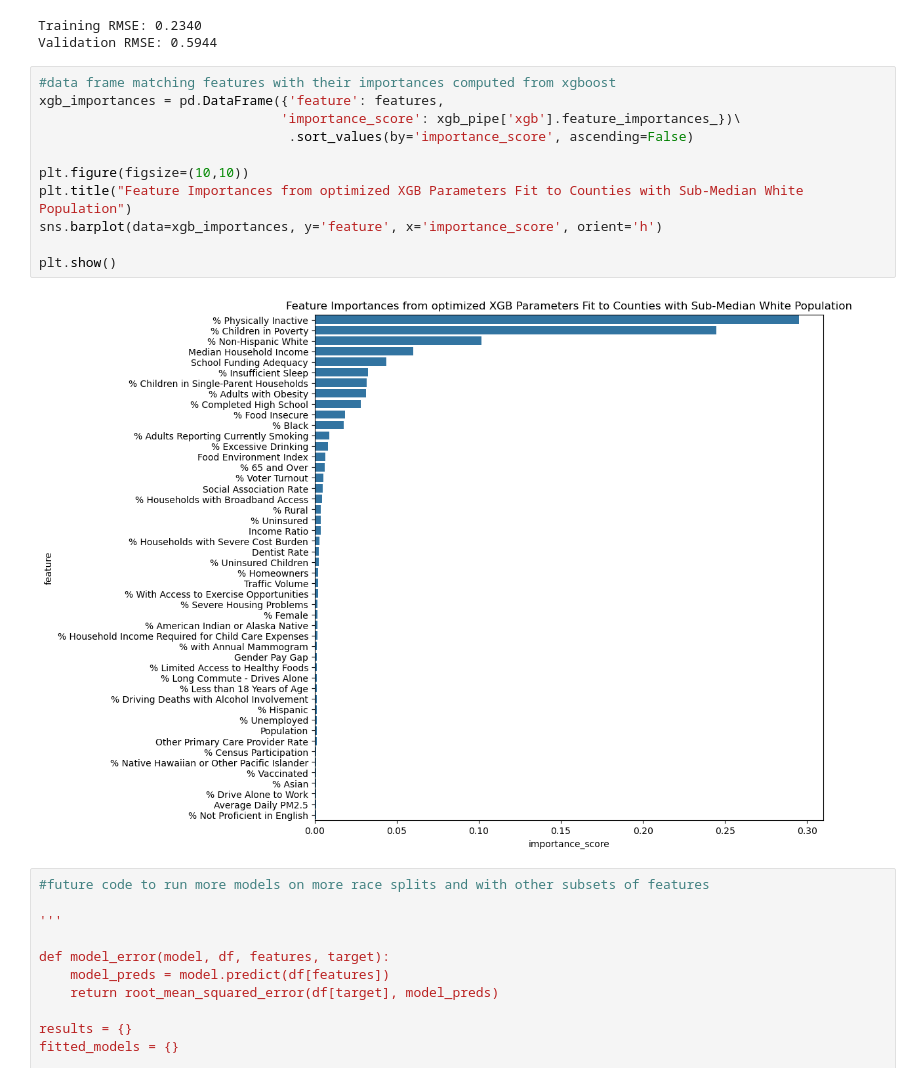
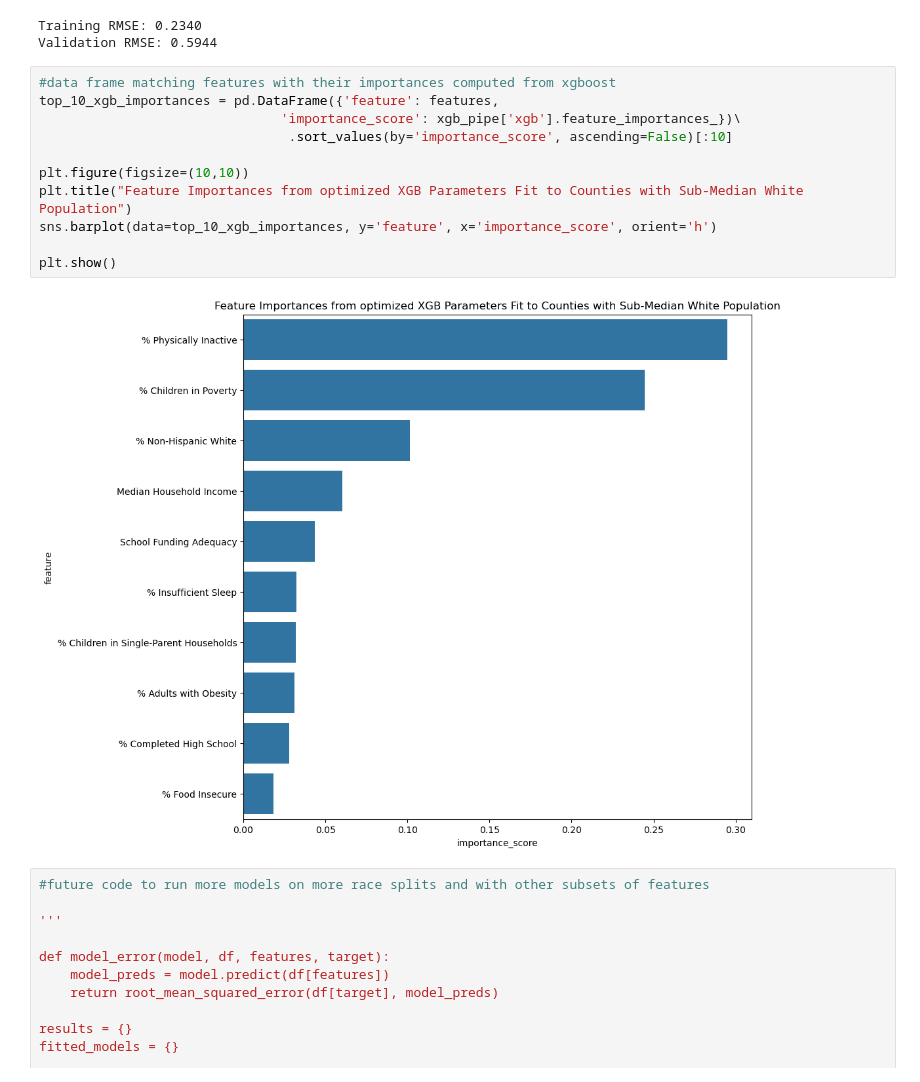
Before and after one commit to nedgren/Health-Insights, a Jupyter notebook: modeling/neal_ethnicity-modeling.ipynb, the cells around one changed output. Cells and saved outputs as stored; diff of their text form.

```diff
--- a/modeling/neal_ethnicity-modeling.ipynb
+++ b/modeling/neal_ethnicity-modeling.ipynb
@@ -148,17 +148,17 @@ Training RMSE: 0.2340
 Validation RMSE: 0.5944
 # %%
 #data frame matching features with their importances computed from xgboost
-xgb_importances = pd.DataFrame({'feature': features,
+top_10_xgb_importances = pd.DataFrame({'feature': features,
                                'importance_score': xgb_pipe['xgb'].feature_importances_})\
-                                .sort_values(by='importance_score', ascending=False)
+                                .sort_values(by='importance_score', ascending=False)[:10]
 
 plt.figure(figsize=(10,10))
 plt.title("Feature Importances from optimized XGB Parameters Fit to Counties with Sub-Median White Population")
-sns.barplot(data=xgb_importances, y='feature', x='importance_score', orient='h')
+sns.barplot(data=top_10_xgb_importances, y='feature', x='importance_score', orient='h')
 
 plt.show()
 # %% [output]
-[figure, old version]
+[figure, new version]
 # %%
 #future code to run more models on more race splits and with other subsets of features
 
```
Also changed, not shown: parts of 1 cell of this notebook.
